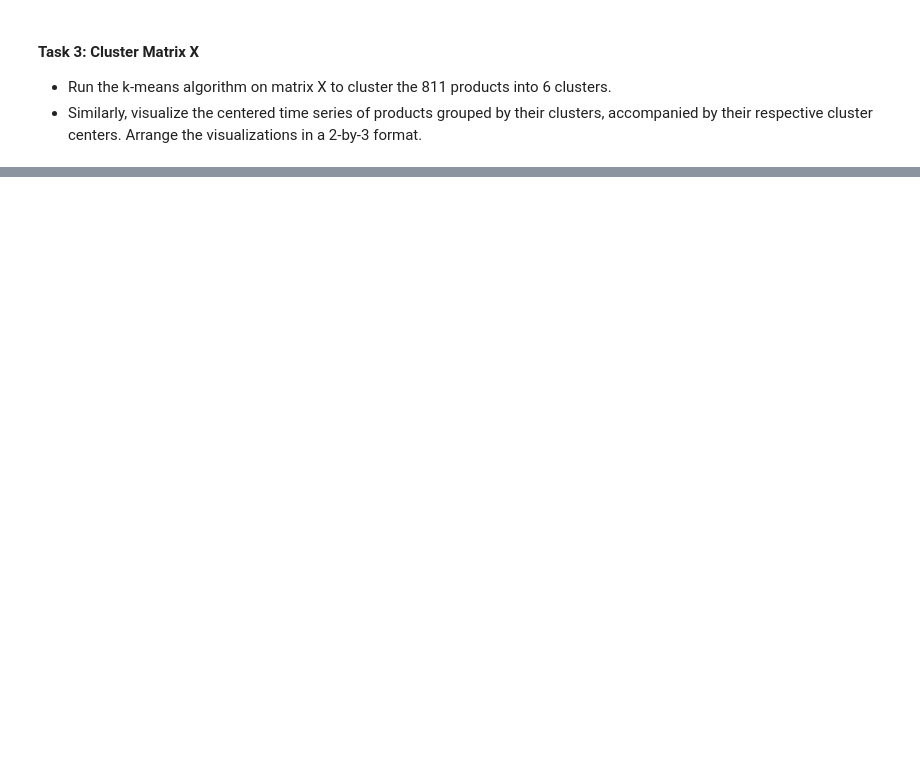
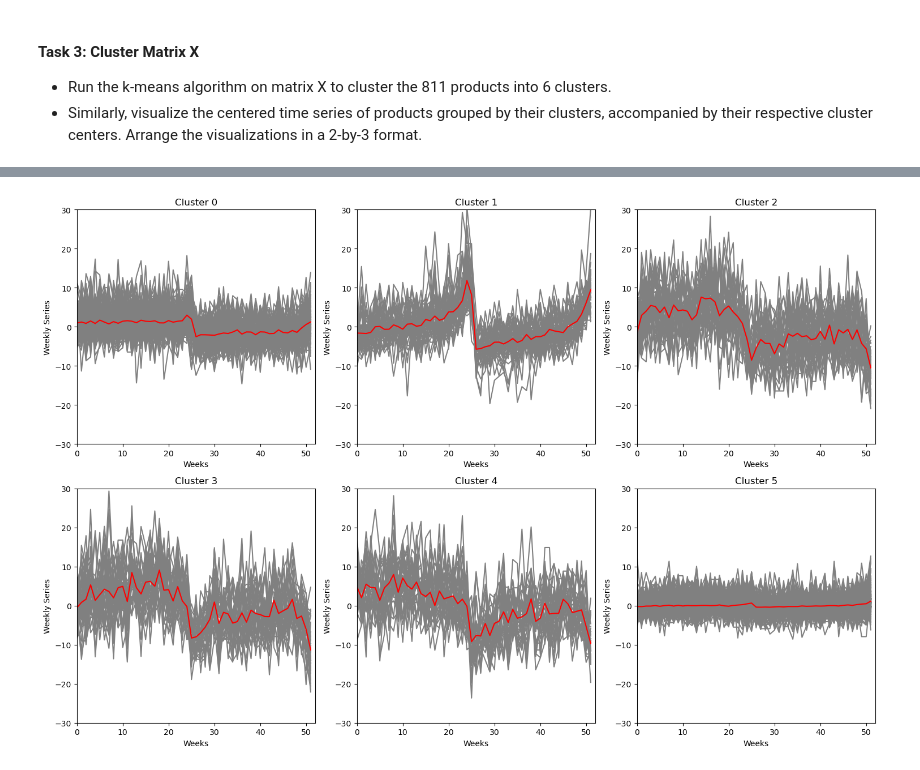
Before and after one commit to lycpaul/cs598-psl, a Jupyter notebook: code3/Assignment_3_1160_ycl7.ipynb, the cells around one changed output, grey strips where cells are left out. Saved outputs shown, nothing was run; the diff lists cells and outputs as text; code cells hidden in the pictures; blank space fills up the shorter version.

```diff
--- a/code3/Assignment_3_1160_ycl7.ipynb
+++ b/code3/Assignment_3_1160_ycl7.ipynb
@@ -711,3 +582,10 @@ plt.show()
 #### Task 3: Cluster Matrix X
 - Run the k-means algorithm on matrix X to cluster the 811 products into 6 clusters.
 - Similarly, visualize the centered time series of products grouped by their clusters, accompanied by their respective cluster centers. Arrange the visualizations in a 2-by-3 format.
+# %%
+# Run k-means on X_centered
+kmeans = KMeans(n_clusters=6, random_state=1160)
+kmeans.fit(X_centered)
+
+# check the label
+print("kmeans.labels_: ", kmeans.labels_[:50])
@@ -713,0 +612,24 @@ plt.show()
+# %%
+# set the title, xlabel, and ylabel for each subplot
+fig, axs = plt.subplots(2, 3, figsize=(15, 10))
+
+# for each product, plot the time series in the corresponding subplot
+for i in range(num_products):
+    axs[kmeans.labels_[i]//3, kmeans.labels_[i]%3].plot(X_centered[i], color="grey")
+
+for i in range(6):
+    axs[i//3, i%3].set_title(f"Cluster {i}")
+    axs[i//3, i%3].set_xlabel("Weeks")
+    axs[i//3, i%3].set_ylabel("Weekly Series")
+
+    # fix the x-axis and y-axis range
+    axs[i//3, i%3].set_xlim(0, num_weeks)
+    axs[i//3, i%3].set_ylim(-30, 30)
+
+    # plot the cluster center
+    axs[i//3, i%3].plot(kmeans.cluster_centers_[i], color="red")
+
+plt.tight_layout()
+plt.show()
+# %% [output]
+[figure, added]
```
Also changed, not shown: parts of 16 cells of this notebook, 2 other files.
